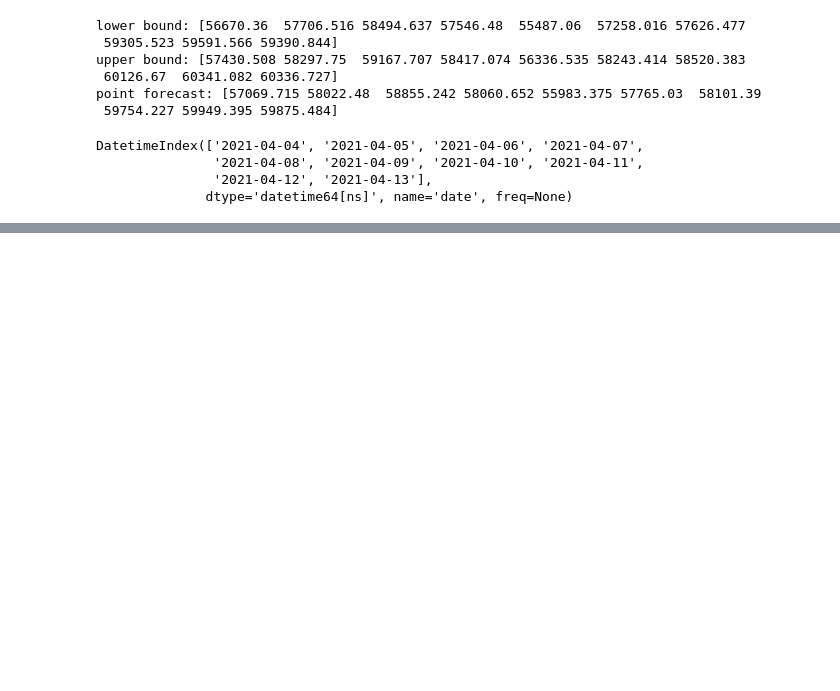
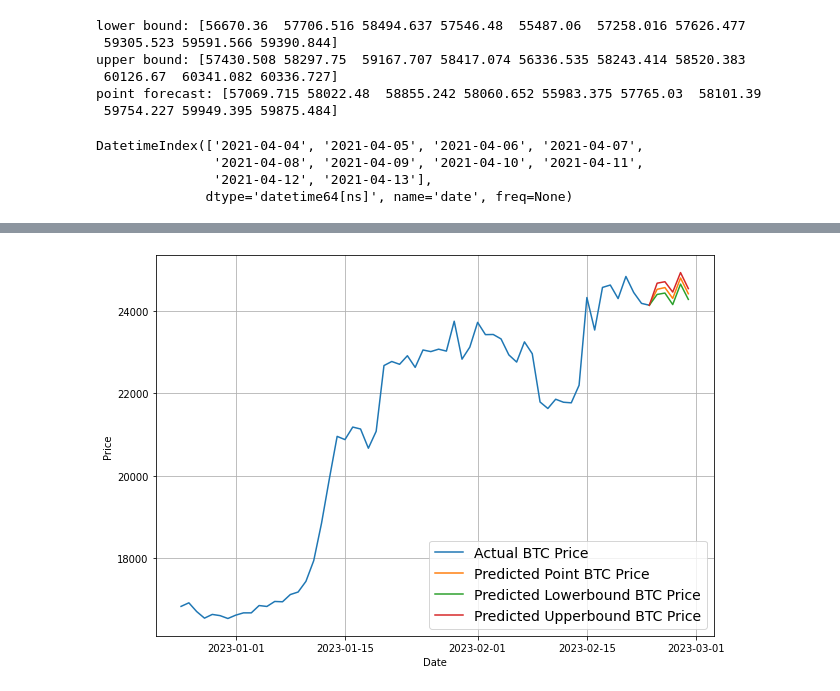
Before and after one commit to Ammar-Raneez/BitForecast, a Jupyter notebook: ml/notebooks/model/univariate.ipynb, the cells around one changed output, grey strips where cells are left out. Saved outputs shown, nothing was run; the diff lists cells and outputs as text; code cells hidden in the pictures; blank space fills up the shorter version.

Commit message:
Create univariate model to forecast into the future

```diff
--- a/ml/notebooks/model/univariate.ipynb
+++ b/ml/notebooks/model/univariate.ipynb
@@ -854,0 +1023,2 @@ DatetimeIndex(['2021-04-04', '2021-04-05', '2021-04-06', '2021-04-07',
+# %%
+ensemble = create_ensemble()
@@ -854,0 +1124,8 @@ DatetimeIndex(['2021-04-04', '2021-04-05', '2021-04-06', '2021-04-07',
+# %%
+# Get {INTO_FUTURE} timestamps
+next_time_steps = get_future_dates(
+    start_date=data.index[-1],
+    into_future=INTO_FUTURE
+)
+
+next_time_steps
@@ -854,0 +1135,4 @@ DatetimeIndex(['2021-04-04', '2021-04-05', '2021-04-06', '2021-04-07',
+# %%
+future_forecast_plot = np.median(future_forecast, axis=0)
+lower_future, upper_future = get_upper_lower(future_forecast)
+future_forecast_plot, lower_future, upper_future
@@ -854,0 +1148,38 @@ DatetimeIndex(['2021-04-04', '2021-04-05', '2021-04-06', '2021-04-07',
+# %%
+# Insert latest data to join lines together
+next_time_steps = np.insert(next_time_steps, 0, last_timestep)
+future_forecast_plot = np.insert(future_forecast_plot, 0, last_price)
+lower_future = np.insert(lower_future, 0, last_price)
+upper_future = np.insert(upper_future, 0, last_price)
+# %%
+plt.figure(figsize=(10, 7))
+plot_time_series(
+    data.index,
+    data['Price'],
+    start=3280,
+    format='-',
+    label='Actual BTC Price'
+)
+
+plot_time_series(
+    next_time_steps,
+    future_forecast_plot,
+    format='-',
+    label='Predicted Point BTC Price'
+)
+
+plot_time_series(
+    next_time_steps,
+    lower_future,
+    format='-',
+    label='Predicted Lowerbound BTC Price'
+)
+
+plot_time_series(
+    next_time_steps,
+    upper_future,
+    format='-',
+    label='Predicted Upperbound BTC Price'
+)
+# %% [output]
+[figure, added]
```
Also changed, not shown: parts of 13 cells of this notebook.
